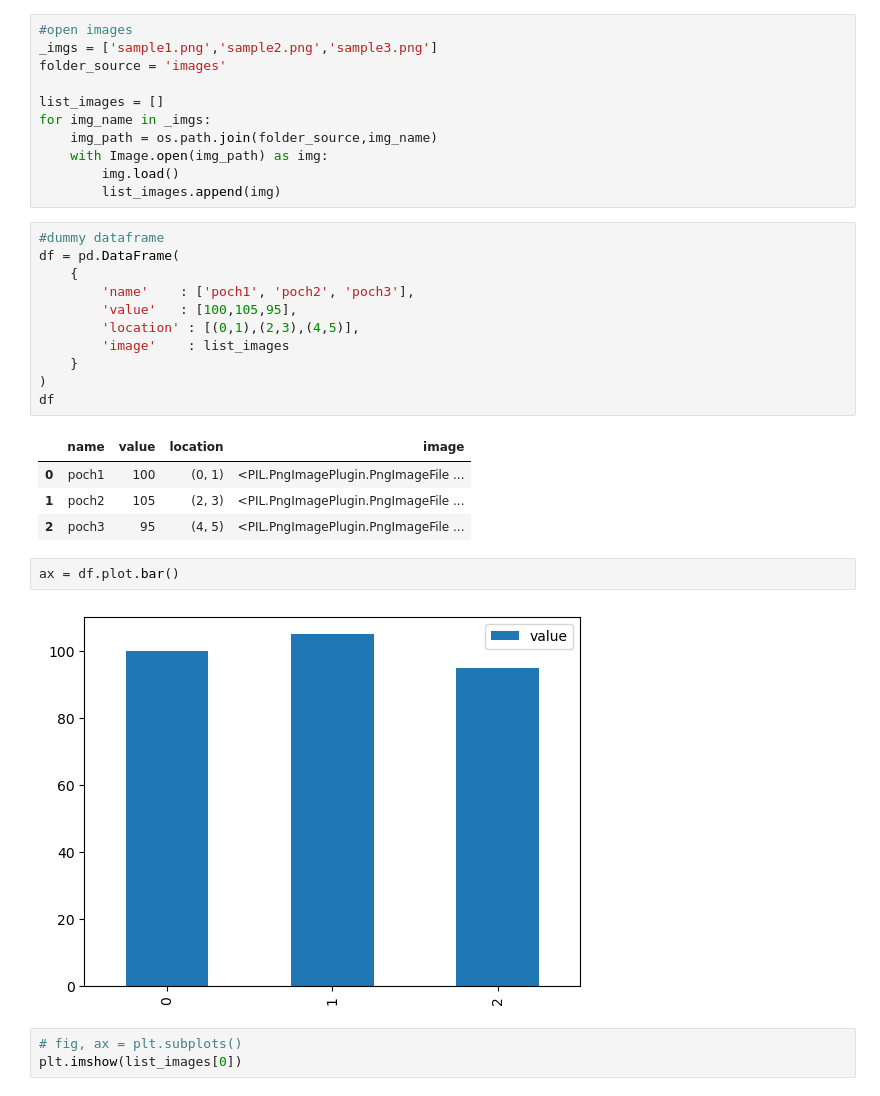
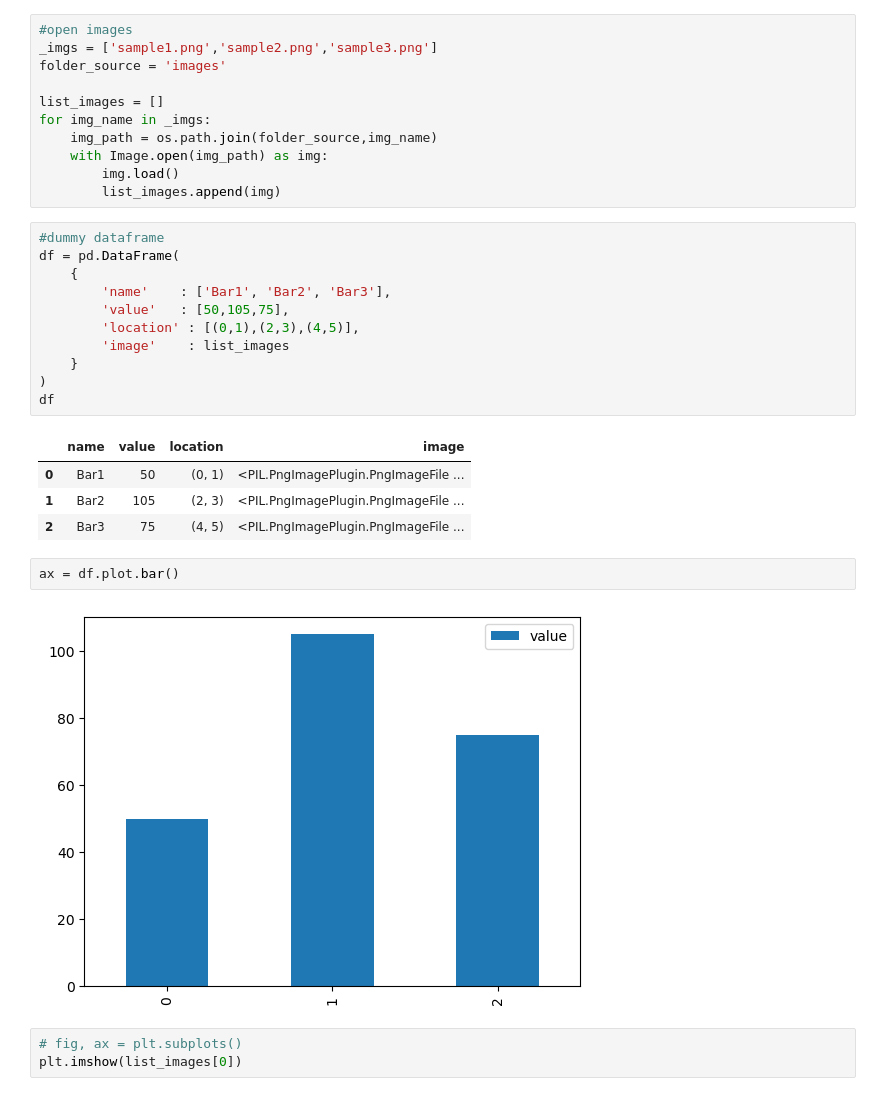
Before and after one commit to andresberejnoi/visualization_tools, a Jupyter notebook: test_matplotlib_tools.ipynb, the cells around one changed output. Saved outputs shown, nothing was run; the diff lists cells and outputs as text.

```diff
--- a/test_matplotlib_tools.ipynb
+++ b/test_matplotlib_tools.ipynb
@@ -18,23 +18,23 @@ for img_name in _imgs:
 # %%
 #dummy dataframe
 df = pd.DataFrame(
     {
-        'name'    : ['poch1', 'poch2', 'poch3'],
-        'value'   : [100,105,95],
+        'name'    : ['Bar1', 'Bar2', 'Bar3'],
+        'value'   : [50,105,75],
         'location' : [(0,1),(2,3),(4,5)],
         'image'    : list_images
     }
 )
 df
 # %% [output]
 |  | name | value | location | image |
-| 0 | poch1 | 100 | (0, 1) | <PIL.PngImagePlugin.PngImageFile ... |
-| 1 | poch2 | 105 | (2, 3) | <PIL.PngImagePlugin.PngImageFile ... |
-| 2 | poch3 | 95 | (4, 5) | <PIL.PngImagePlugin.PngImageFile ... |
+| 0 | Bar1 | 50 | (0, 1) | <PIL.PngImagePlugin.PngImageFile ... |
+| 1 | Bar2 | 105 | (2, 3) | <PIL.PngImagePlugin.PngImageFile ... |
+| 2 | Bar3 | 75 | (4, 5) | <PIL.PngImagePlugin.PngImageFile ... |
 # %%
 ax = df.plot.bar()
 # %% [output]
-[figure, old version]
+[figure, new version]
 # %%
 # fig, ax = plt.subplots()
 plt.imshow(list_images[0])
```
Also changed, not shown: parts of 2 cells of this notebook.
